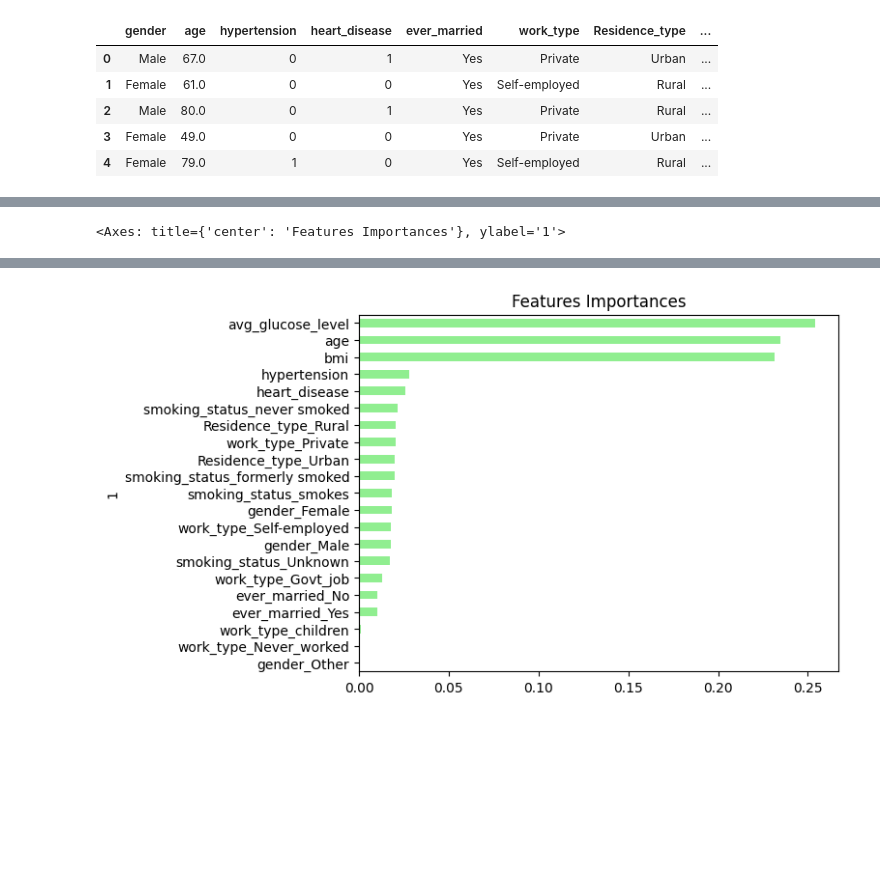
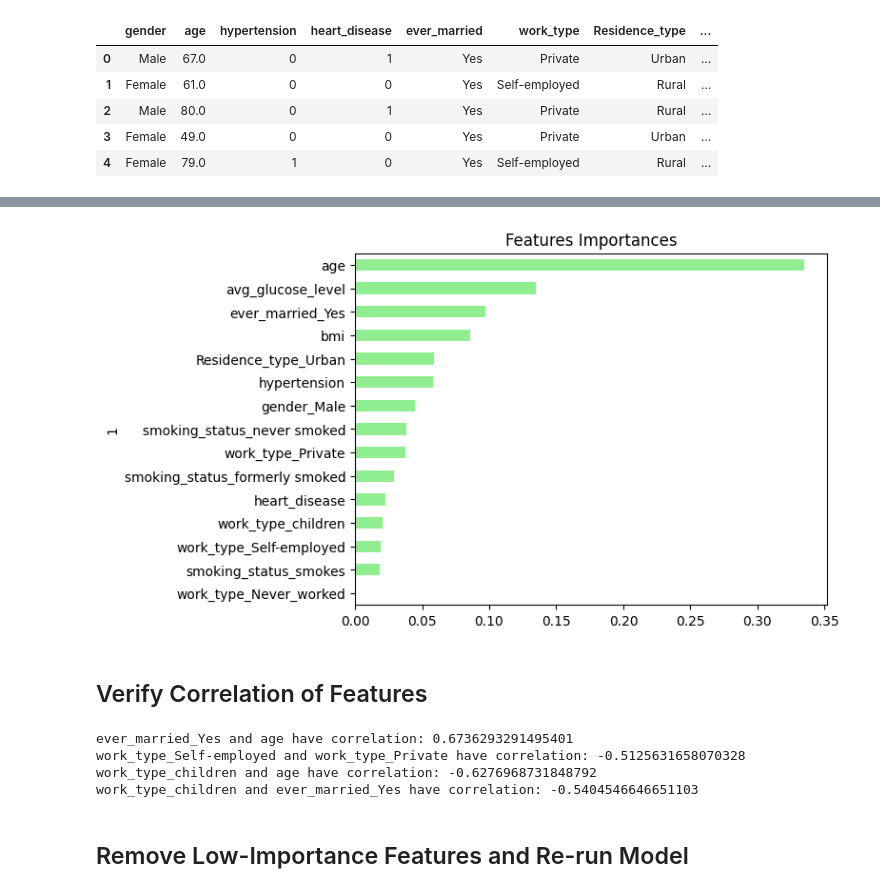
Before and after one commit to aparajita-code/Neuro_Ninjas, a Jupyter notebook: Kyle_Random_Forrest_Stroke.ipynb, the cells around one changed output, grey strips where cells are left out. Drawn from its saved outputs; the diff is of its cells as text; code cells hidden in the pictures; blank space fills up the shorter version.

```diff
--- a/Kyle_Random_Forrest_Stroke.ipynb
+++ b/Kyle_Random_Forrest_Stroke.ipynb
@@ -84,7 +128,7 @@ y[:5]
 dtype: int64
 # %%
 # Splitting into training tests
-X_train, X_test, y_train, y_test = train_test_split(X, y, random_state=78)
+X_train, X_test, y_train, y_test = train_test_split(X, y, test_size=0.3, random_state=78)
 # %%
 # Creating standard scalar instance
 scaler = StandardScaler()
@@ -97,0 +144,12 @@ X_test_scaled = X_scaler.transform(X_test)
+# %%
+from imblearn.combine import SMOTEENN
+from collections import Counter
+
+
+# Apply SMOTEENN
+smoteenn = SMOTEENN(random_state=78)
+X_resampled, y_resampled = smoteenn.fit_resample(X_train_scaled, y_train)
+
+# Check the class distribution after resampling
+print(f"Class distribution before resampling: {Counter(y_train)}")
+print(f"Class distribution after resampling: {Counter(y_resampled)}")
@@ -100,6 +161,10 @@ Fitting the Random Forrest Model
 # %%
 # Creating Random Forrest classifier
-rf_model = RandomForestClassifier(n_estimators=500, random_state=78)
+rf_model = RandomForestClassifier(n_estimators=1000, random_state=78)
+
+# Fit the model
+rf_model = rf_model.fit(X_resampled, y_resampled)
+
+# Making predictions using the testing data
+predictions = rf_model.predict(X_test_scaled)
+predictions
-# %%
-# Fit the model
-rf_model = rf_model.fit(X_train_scaled, y_train)
@@ -177,5 +265,10 @@ importances_df.drop(columns=1, inplace=True)
 importances_df.rename(columns={0: 'Feature Importances'}, inplace=True)
 importances_sorted = importances_df.sort_values(by='Feature Importances')#.tail(10)
 importances_sorted.plot(kind='barh', color='lightgreen', title= 'Features Importances', legend=False)
+
+# Save the plot as an image
+plt.savefig('feature_importances_plot.png', bbox_inches='tight')
+
+# Download image
+files.download('feature_importances_plot.png')
 # %% [output]
-<Axes: title={'center': 'Features Importances'}, ylabel='1'>
@@ -182 +277,32 @@ importances_sorted.plot(kind='barh', color='lightgreen', title= 'Features Import
-[figure, old version]
+[figure, new version]
+# %% [markdown]
+## Verify Correlation of Features
+# %%
+
+import numpy as np
+
+
+# Calculate the correlation matrix
+corr_matrix = X_train.corr()
+
+# Select the upper triangle of the correlation matrix
+upper_triangle = corr_matrix.where(np.triu(np.ones(corr_matrix.shape), k=1).astype(bool))
+
+# Find pairs of features with high correlation (>0.8 or <-0.8)
+high_corr_pairs = [
+    (column, row, upper_triangle.loc[row, column])
+    for column in upper_triangle.columns
+    for row in upper_triangle.index
+    if abs(upper_triangle.loc[row, column]) > 0.5
+]
+
+# Print the highly correlated feature pairs
+for feature1, feature2, corr_value in high_corr_pairs:
+    print(f"{feature1} and {feature2} have correlation: {corr_value}")
+# %% [output]
+ever_married_Yes and age have correlation: 0.6736293291495401
+work_type_Self-employed and work_type_Private have correlation: -0.5125631658070328
+work_type_children and age have correlation: -0.6276968731848792
+work_type_children and ever_married_Yes have correlation: -0.5404546646651103
+# %% [markdown]
+## Remove Low-Importance Features and Re-run Model
```
Also changed, not shown: parts of 25 cells of this notebook.
